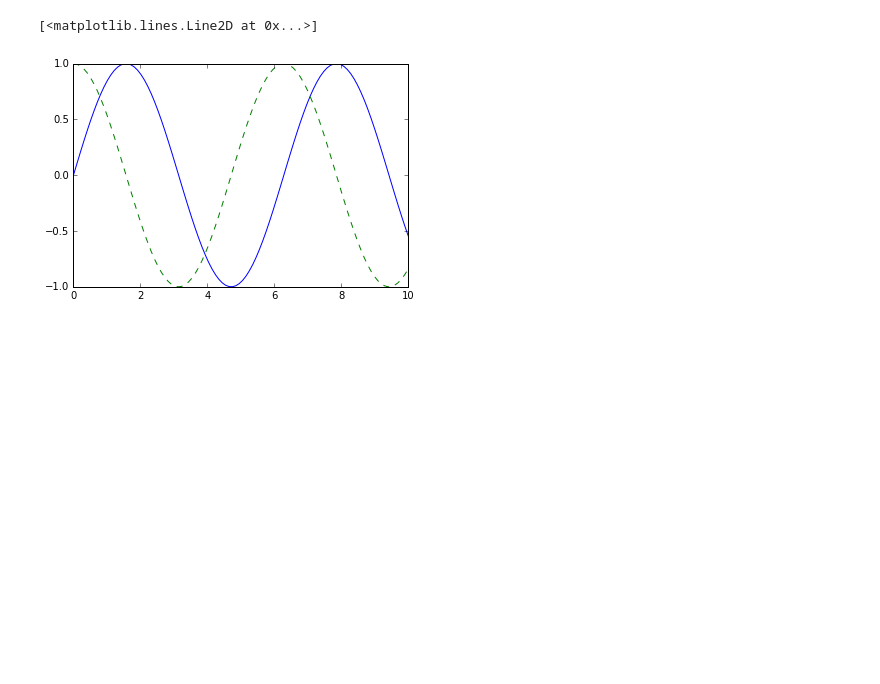
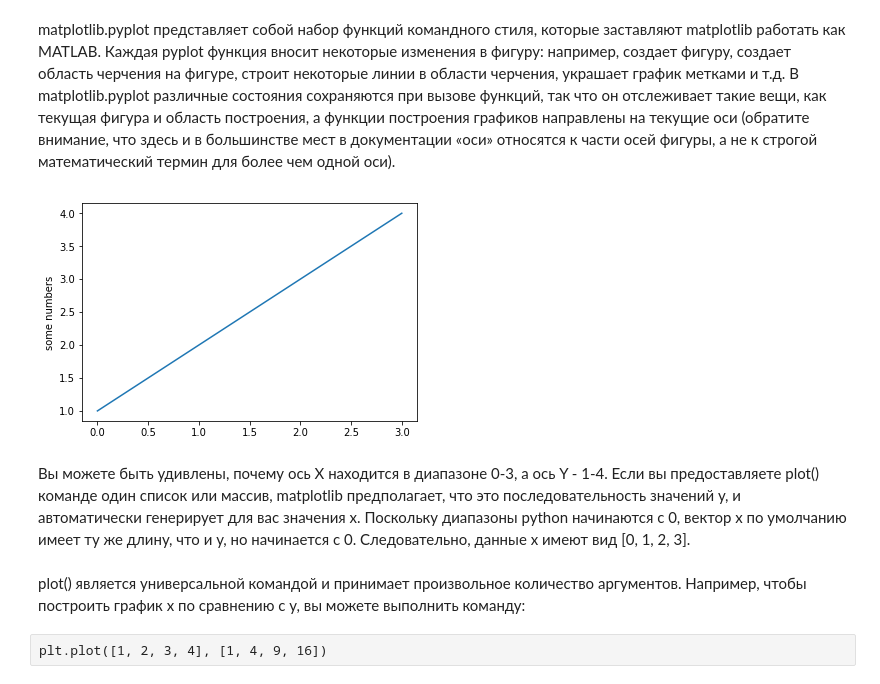
Before and after one commit to dm-fedorov/python3_intro, a Jupyter notebook: lesson_13/matplotlib.ipynb, the cells around one changed output. Cells and saved outputs as stored; diff of their text form; code cells hidden in the pictures; blank space fills up the shorter version.

Commit message:
Add matplotlib

```diff
--- a/lesson_13/matplotlib.ipynb
+++ b/lesson_13/matplotlib.ipynb
@@ -6,2 +3,2 @@ import matplotlib.pyplot as plt
-# %%
-plt.style.use('classic')
+# %% [markdown]
+matplotlib.pyplot представляет собой набор функций командного стиля, которые заставляют matplotlib работать как MATLAB. Каждая pyplot функция вносит некоторые изменения в фигуру: например, создает фигуру, создает область черчения на фигуре, строит некоторые линии в области черчения, украшает график метками и т.д. В matplotlib.pyplot различные состояния сохраняются при вызове функций, так что он отслеживает такие вещи, как текущая фигура и область построения, а функции построения графиков направлены на текущие оси (обратите внимание, что здесь и в большинстве мест в документации «оси» относятся к части осей фигуры, а не к строгой математический термин для более чем одной оси).
@@ -8,12 +7,15 @@ plt.style.use('classic')
 # %%
 %matplotlib inline
-# %%
-import numpy as np
-x = np.linspace(0, 10, 100)
-
-fig = plt.figure()
-plt.plot(x, np.sin(x), '-')
-plt.plot(x, np.cos(x), '--')
-# %% [output]
-[<matplotlib.lines.Line2D at 0x...>]
-[figure, removed]
+# %%
+import matplotlib.pyplot as plt
+plt.plot([1, 2, 3, 4]) # значения по Y
+plt.ylabel('some numbers')
+plt.show()
+# %% [output]
+[figure, added]
+# %% [markdown]
+Вы можете быть удивлены, почему ось X находится в диапазоне 0-3, а ось Y - 1-4. Если вы предоставляете plot() команде один список или массив, matplotlib предполагает, что это последовательность значений y, и автоматически генерирует для вас значения x. Поскольку диапазоны python начинаются с 0, вектор x по умолчанию имеет ту же длину, что и y, но начинается с 0. Следовательно, данные x имеют вид [0, 1, 2, 3].
+# %% [markdown]
+plot() является универсальной командой и принимает произвольное количество аргументов. Например, чтобы построить график x по сравнению с y, вы можете выполнить команду:
+# %% [raw]
+plt.plot([1, 2, 3, 4], [1, 4, 9, 16])
```
Also changed, not shown: parts of 20 cells of this notebook.
